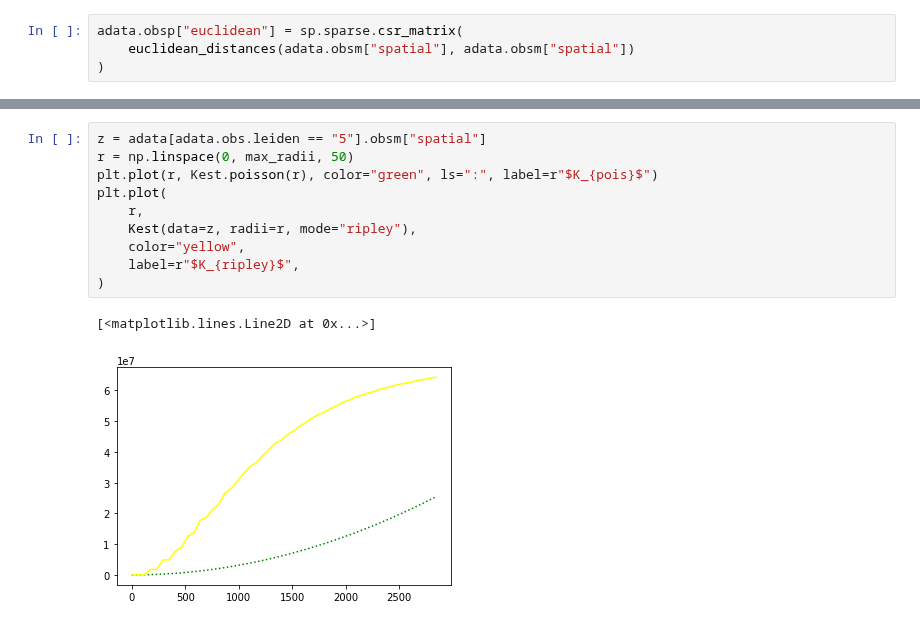
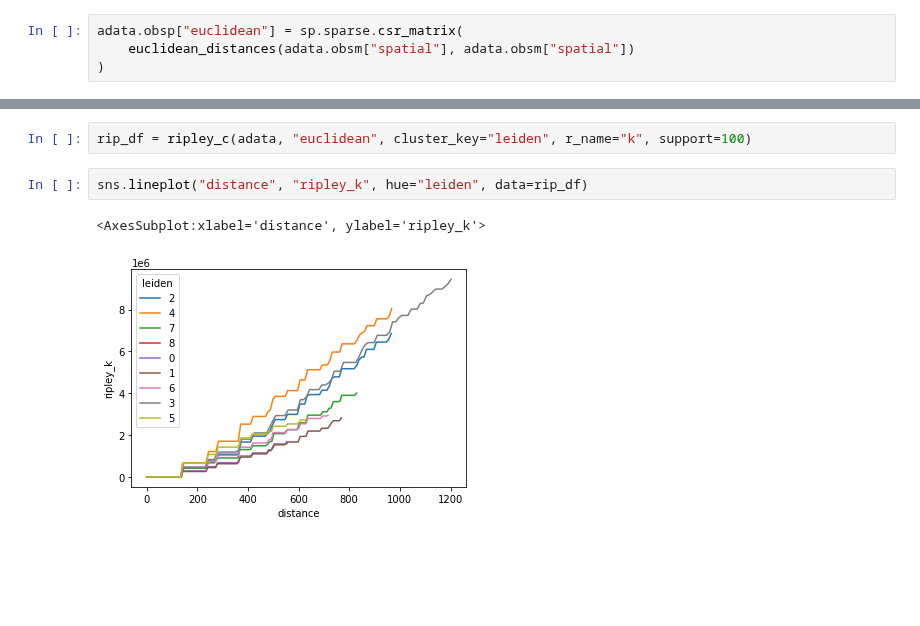
Before and after one commit to scverse/squidpy, a Jupyter notebook: notebooks/ripley_lymphnode.ipynb, the cells around one changed output, grey strips where cells are left out. Drawn from its saved outputs; the diff is of its cells as text; blank space fills up the shorter version.

Commit message:
cleanup lymph nb and add cluster ripley

```diff
--- a/notebooks/ripley_lymphnode.ipynb
+++ b/notebooks/ripley_lymphnode.ipynb
@@ -231,13 +59,7 @@ plt.plot(
-# %%
-z = adata[adata.obs.leiden == "5"].obsm["spatial"]
-r = np.linspace(0, max_radii, 50)
-plt.plot(r, Kest.poisson(r), color="green", ls=":", label=r"$K_{pois}$")
-plt.plot(
-    r,
-    Kest(data=z, radii=r, mode="ripley"),
-    color="yellow",
-    label=r"$K_{ripley}$",
-)
-# %% [output]
-[<matplotlib.lines.Line2D at 0x...>]
-[figure, removed]
+# %%
+rip_df = ripley_c(adata, "euclidean", cluster_key="leiden", r_name="k", support=100)
+# %%
+sns.lineplot("distance", "ripley_k", hue="leiden", data=rip_df)
+# %% [output]
+<AxesSubplot:xlabel='distance', ylabel='ripley_k'>
+[figure, added]
```
Also changed, not shown: parts of 28 cells of this notebook, 2 other files.
